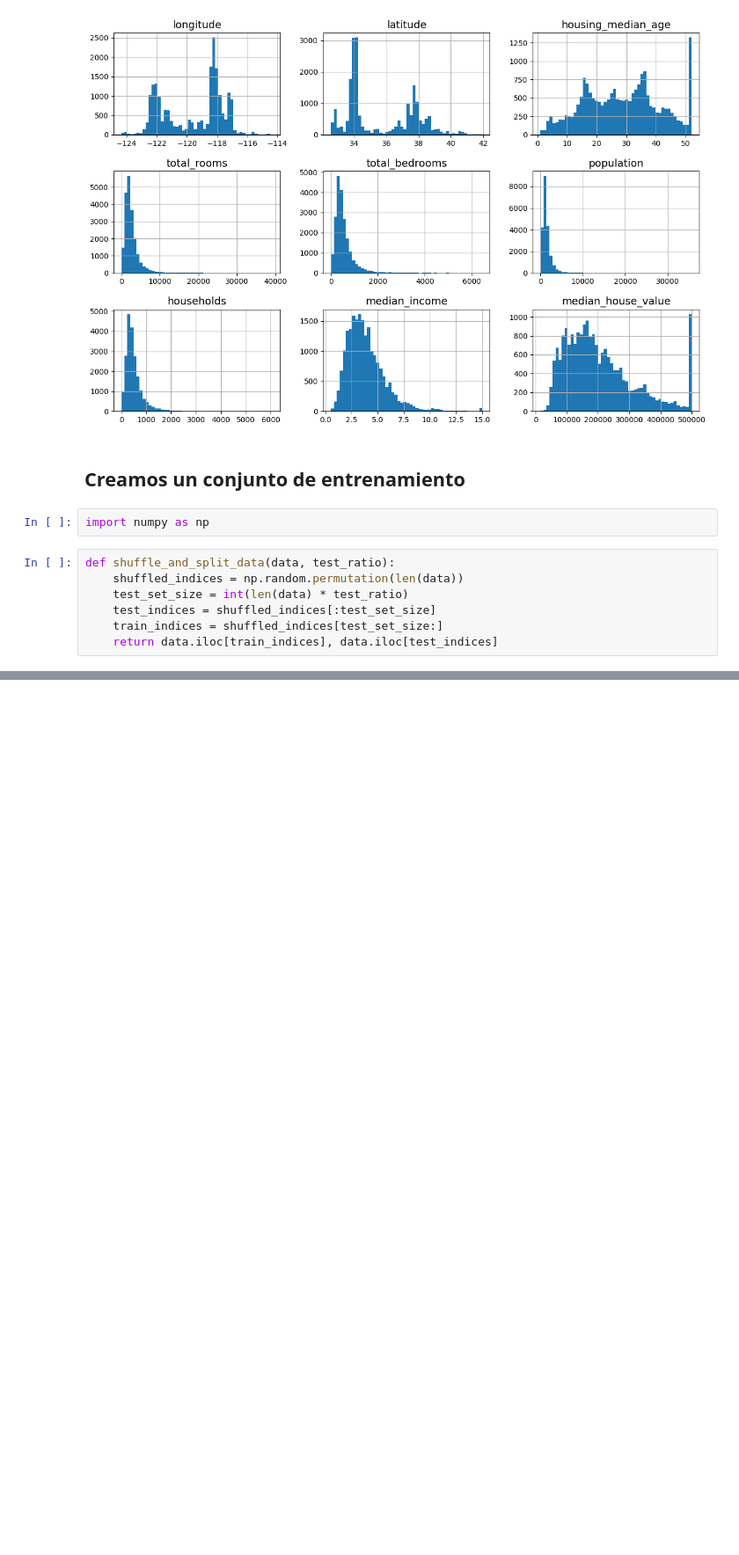
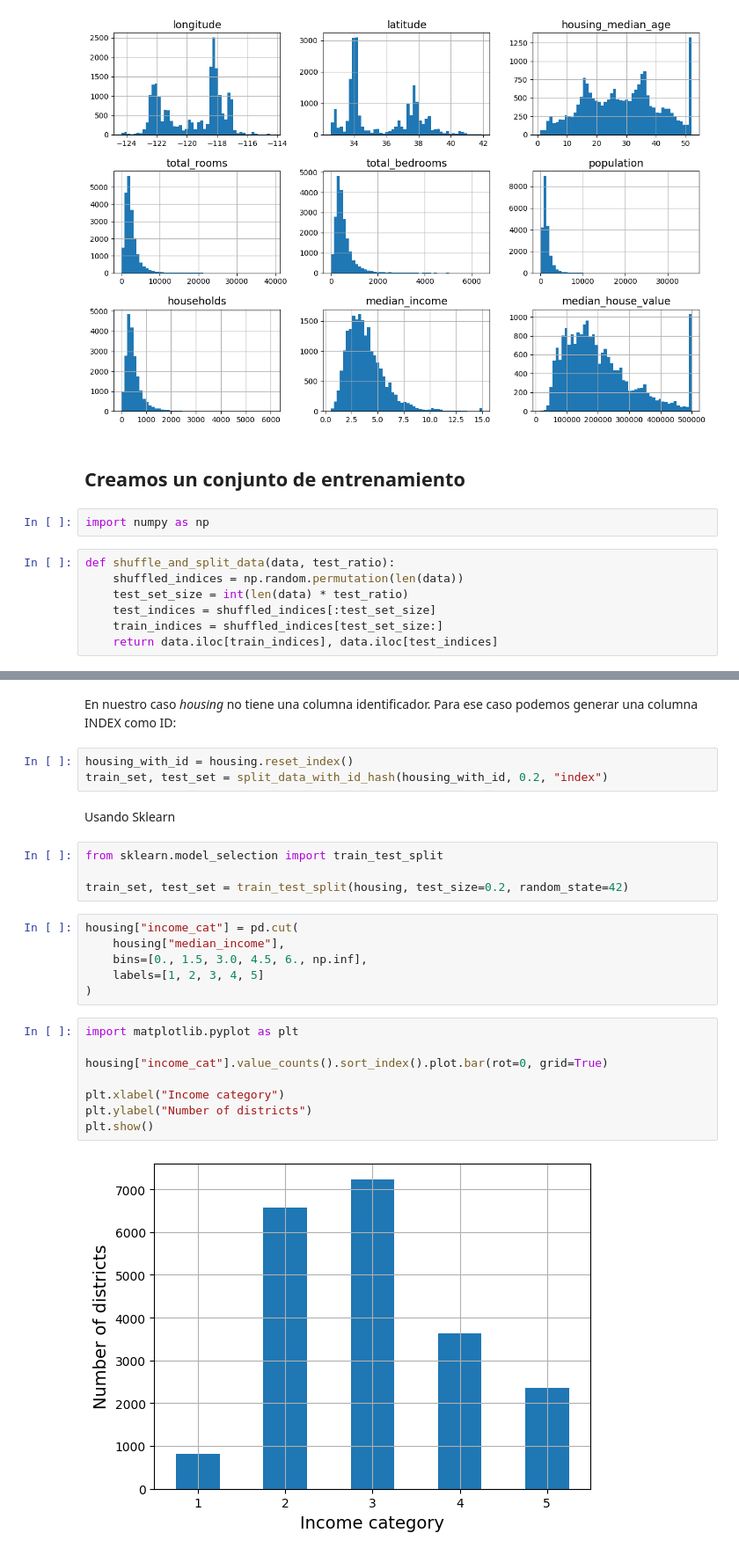
Before and after one commit to jesuusmontalvo/MIA_2024II_Machine_Learning, a Jupyter notebook: Learning/end_to_end_machine_learning_project.ipynb, the cells around one changed output, grey strips where cells are left out. Shown at 88% size. Saved outputs shown, nothing was run; the diff lists cells and outputs as text; blank space fills up the shorter version.

```diff
--- a/Learning/end_to_end_machine_learning_project.ipynb
+++ b/Learning/end_to_end_machine_learning_project.ipynb
@@ -119,0 +142,27 @@ def shuffle_and_split_data(data, test_ratio):
+# %% [markdown]
+En nuestro caso *housing* no tiene una columna identificador. Para ese caso podemos generar una columna INDEX como ID:
+# %%
+housing_with_id = housing.reset_index()
+train_set, test_set = split_data_with_id_hash(housing_with_id, 0.2, "index")
+# %% [markdown]
+Usando Sklearn
+# %%
+from sklearn.model_selection import train_test_split
+
+train_set, test_set = train_test_split(housing, test_size=0.2, random_state=42)
+# %%
+housing["income_cat"] = pd.cut(
+    housing["median_income"],
+    bins=[0., 1.5, 3.0, 4.5, 6., np.inf],
+    labels=[1, 2, 3, 4, 5]
+)
+# %%
+import matplotlib.pyplot as plt
+
+housing["income_cat"].value_counts().sort_index().plot.bar(rot=0, grid=True)
+
+plt.xlabel("Income category")
+plt.ylabel("Number of districts")
+plt.show()
+# %% [output]
+[figure, added]
```
Also changed, not shown: parts of 52 cells of this notebook.
